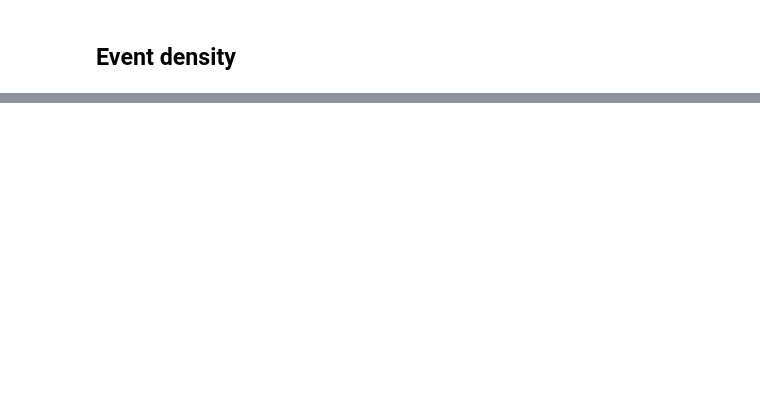
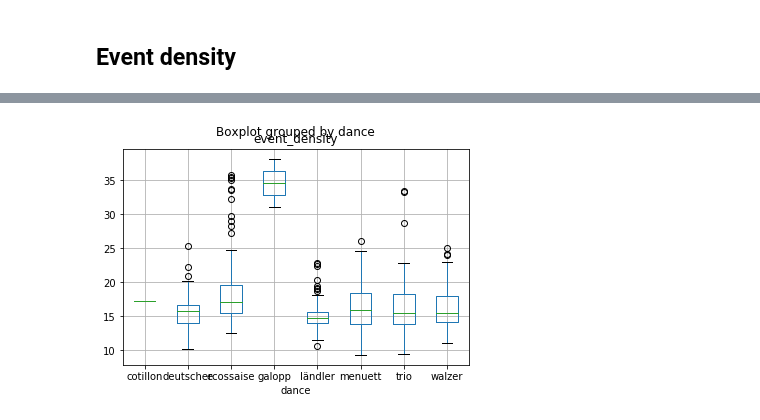
Before and after one commit to annotatorB/schubert_dances, a Jupyter notebook: schubert_project.ipynb, the cells around one changed output, grey strips where cells are left out. Cells and saved outputs as stored; diff of their text form; code cells hidden in the pictures; blank space fills up the shorter version.

```diff
--- a/schubert_project.ipynb
+++ b/schubert_project.ipynb
@@ -401,3 +401,8 @@ event_density = measure_list.groupby('id').note_density.mean()
 event_density.iplot('hist', title = 'Distribution of average event density per bar')
 # %% [output]
 [interactive output not drawn]
+# %%
+files['event_density'] = event_density
+files.boxplot(column = 'event_density', by = 'dance');
+# %% [output]
+[figure, added]
```
